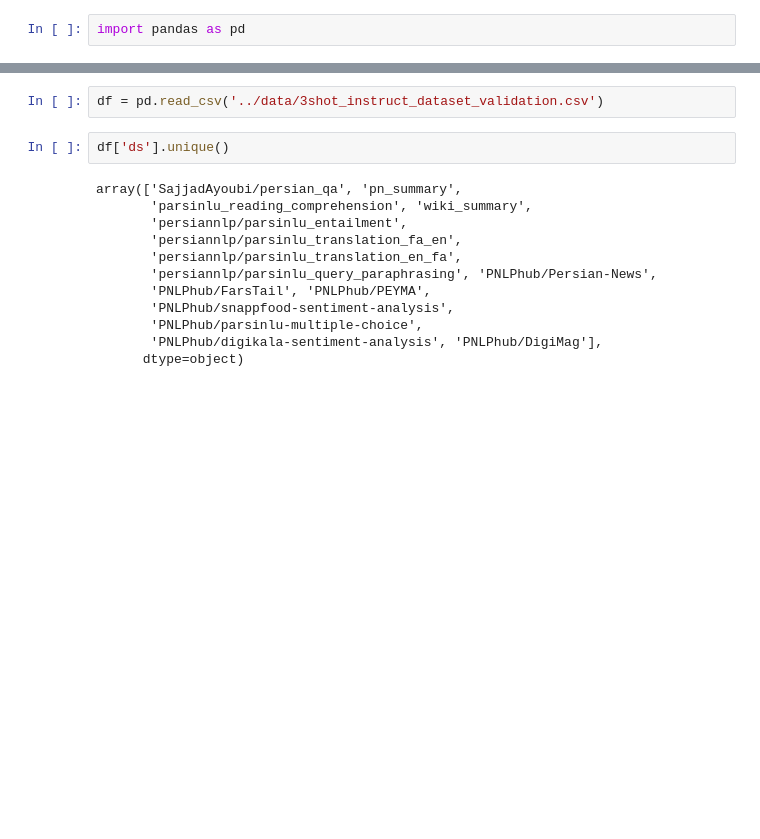
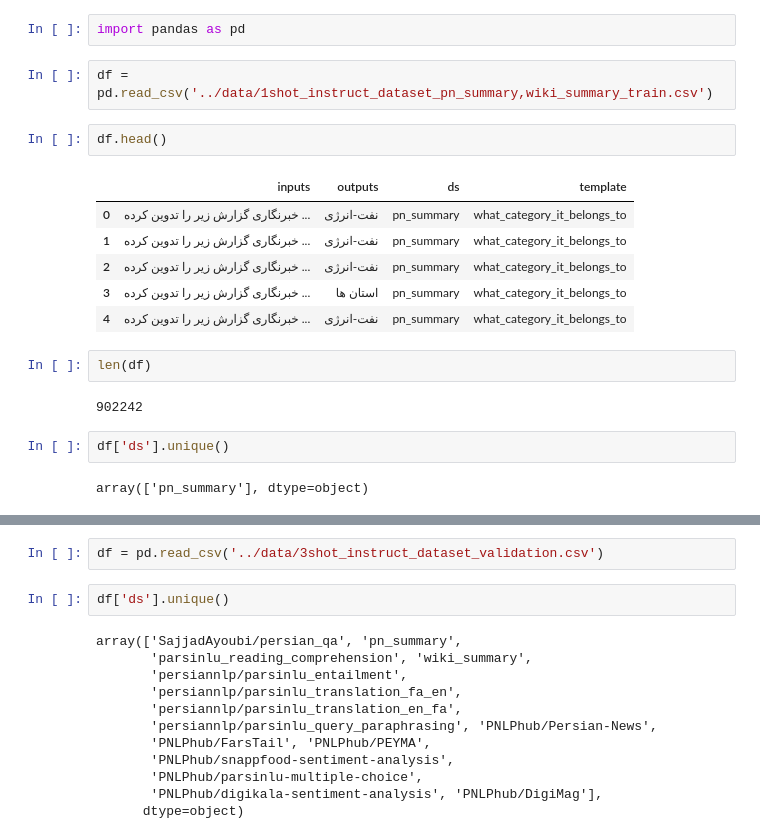
Before and after one commit to Hojjat-Mokhtarabadi/FarsInstruct, a Jupyter notebook: FarsInstruct/data_ops/data_exploration.ipynb, the cells around one changed output, grey strips where cells are left out. Cells and saved outputs as stored; diff of their text form; blank space fills up the shorter version.

```diff
--- a/FarsInstruct/data_ops/data_exploration.ipynb
+++ b/FarsInstruct/data_ops/data_exploration.ipynb
@@ -1,2 +1,21 @@
 # %%
 import pandas as pd
+# %%
+df = pd.read_csv('../data/1shot_instruct_dataset_pn_summary,wiki_summary_train.csv')
+# %%
+df.head()
+# %% [output]
+|  | inputs | outputs | ds | template |
+| 0 | خبرنگاری گزارش زیر را تدوین کرده ... | نفت-انرژی | pn_summary | what_category_it_belongs_to |
+| 1 | خبرنگاری گزارش زیر را تدوین کرده ... | نفت-انرژی | pn_summary | what_category_it_belongs_to |
+| 2 | خبرنگاری گزارش زیر را تدوین کرده ... | نفت-انرژی | pn_summary | what_category_it_belongs_to |
+| 3 | خبرنگاری گزارش زیر را تدوین کرده ... | استان ها | pn_summary | what_category_it_belongs_to |
+| 4 | خبرنگاری گزارش زیر را تدوین کرده ... | نفت-انرژی | pn_summary | what_category_it_belongs_to |
+# %%
+len(df)
+# %% [output]
+902242
+# %%
+df['ds'].unique()
+# %% [output]
+array(['pn_summary'], dtype=object)
```
Also changed, not shown: parts of 1 cell of this notebook, 22 other files.
